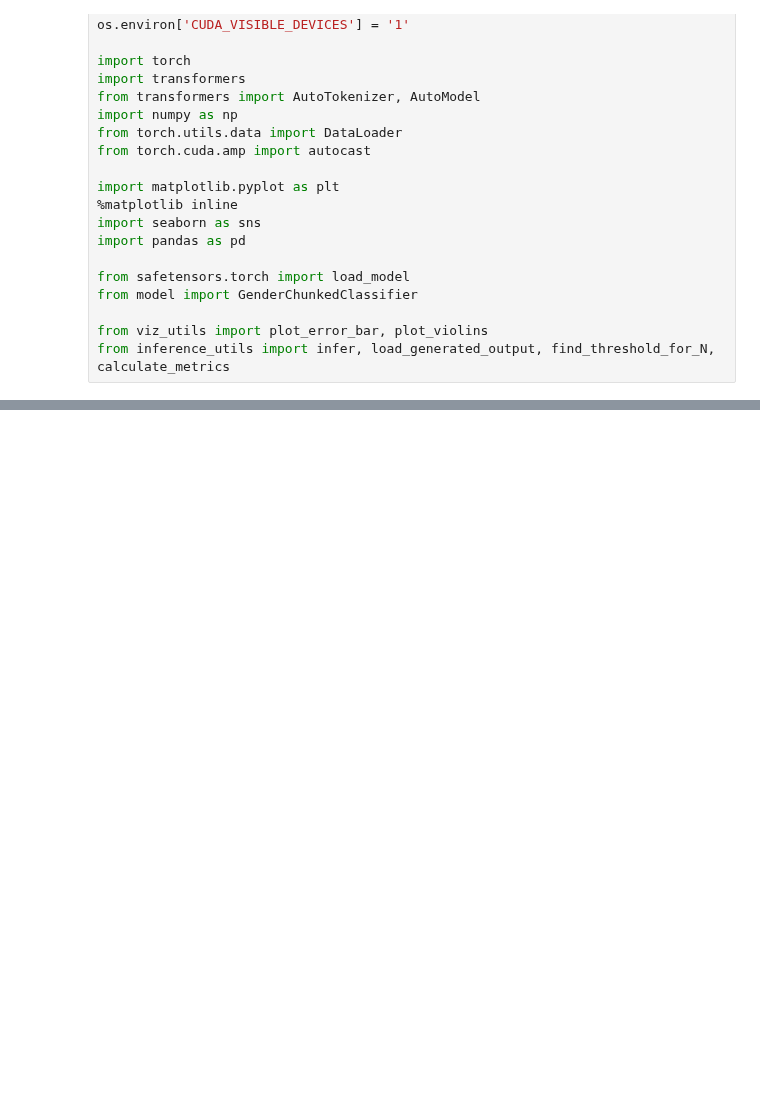
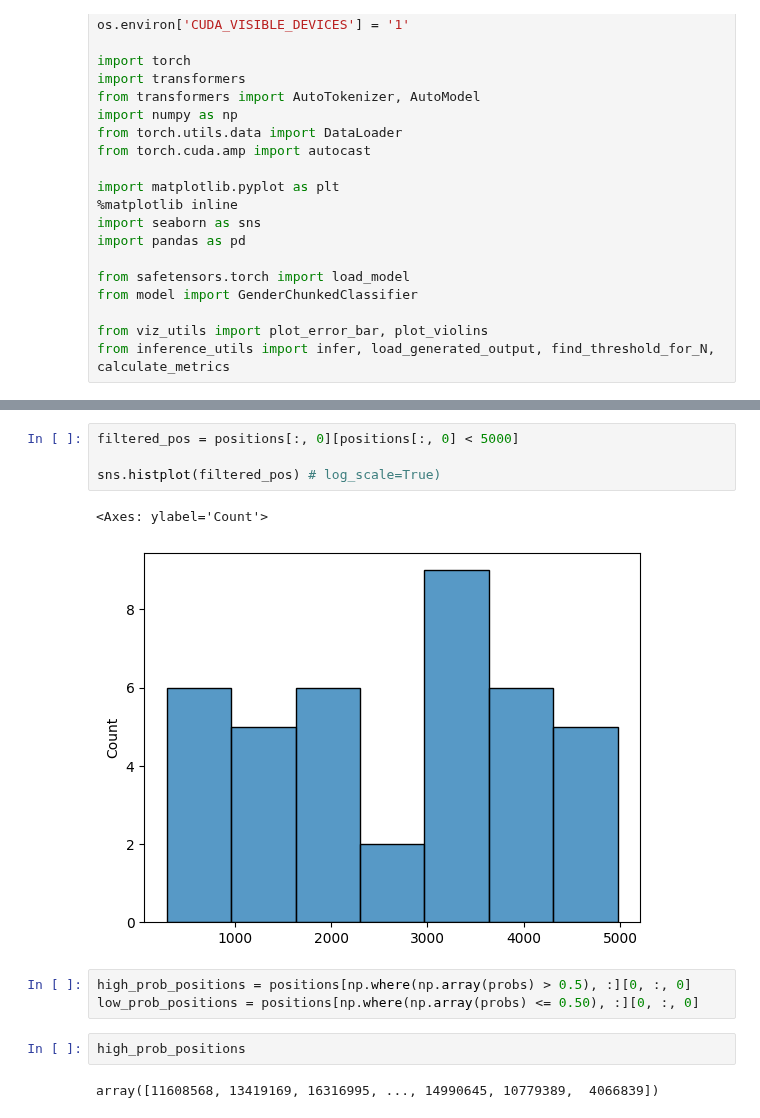
Before and after one commit to AIRI-Institute/GENA_LM, a Jupyter notebook: downstream_tasks/gender_classification/eval_chrY_impact.ipynb, the cells around one changed output, grey strips where cells are left out. Drawn from its saved outputs; the diff is of its cells as text; blank space fills up the shorter version.

```diff
--- a/downstream_tasks/gender_classification/eval_chrY_impact.ipynb
+++ b/downstream_tasks/gender_classification/eval_chrY_impact.ipynb
@@ -269,0 +103,14 @@ sns.histplot(np.concatenate(low_prob_positions)[:, 0].astype('int'))
+# %%
+filtered_pos = positions[:, 0][positions[:, 0] < 5000]
+
+sns.histplot(filtered_pos) # log_scale=True)
+# %% [output]
+<Axes: ylabel='Count'>
+[figure, added]
+# %%
+high_prob_positions = positions[np.where(np.array(probs) > 0.5), :][0, :, 0]
+low_prob_positions = positions[np.where(np.array(probs) <= 0.50), :][0, :, 0]
+# %%
+high_prob_positions
+# %% [output]
+array([11608568, 13419169, 16316995, ..., 14990645, 10779389,  4066839])
```
Also changed, not shown: parts of 56 cells of this notebook.
